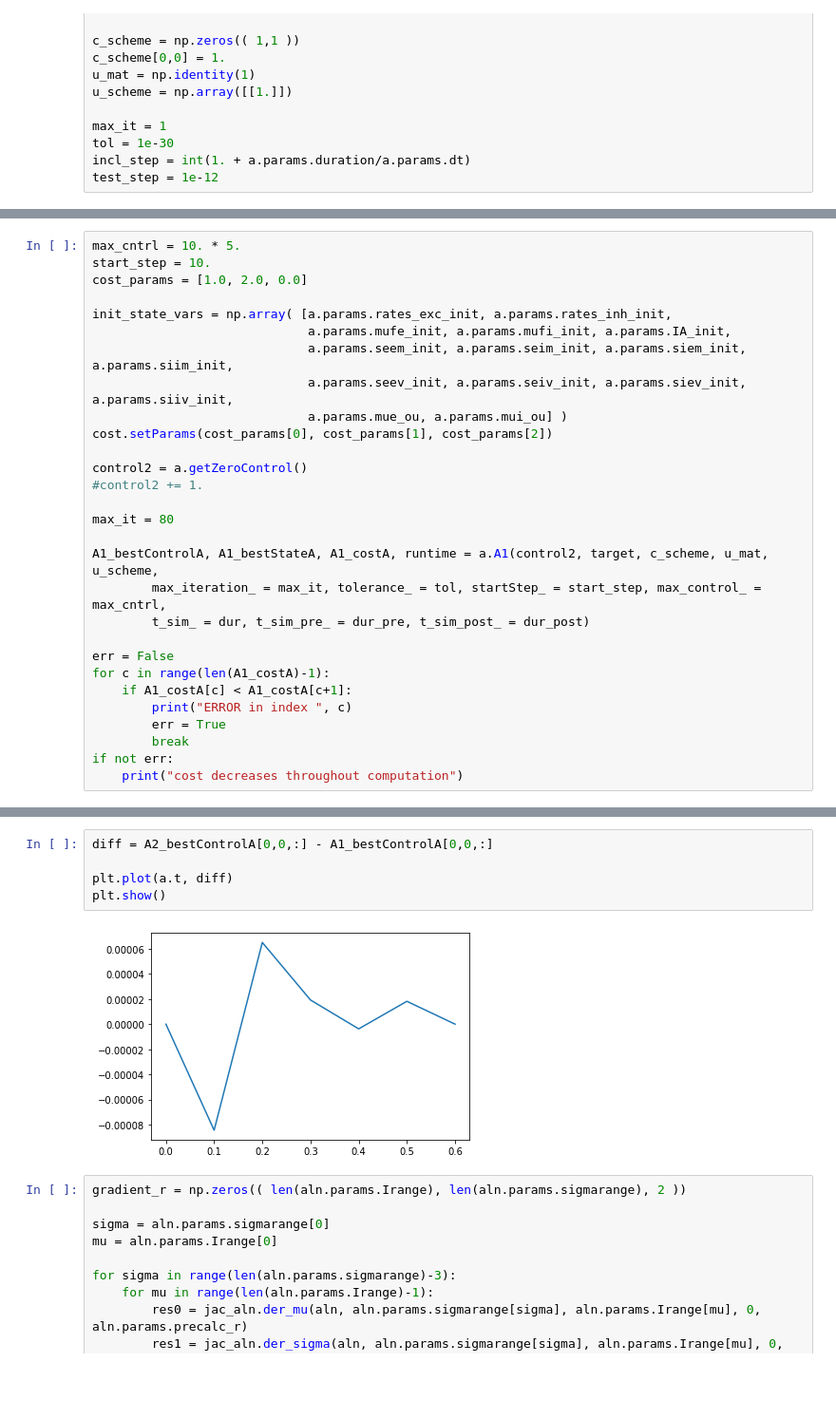
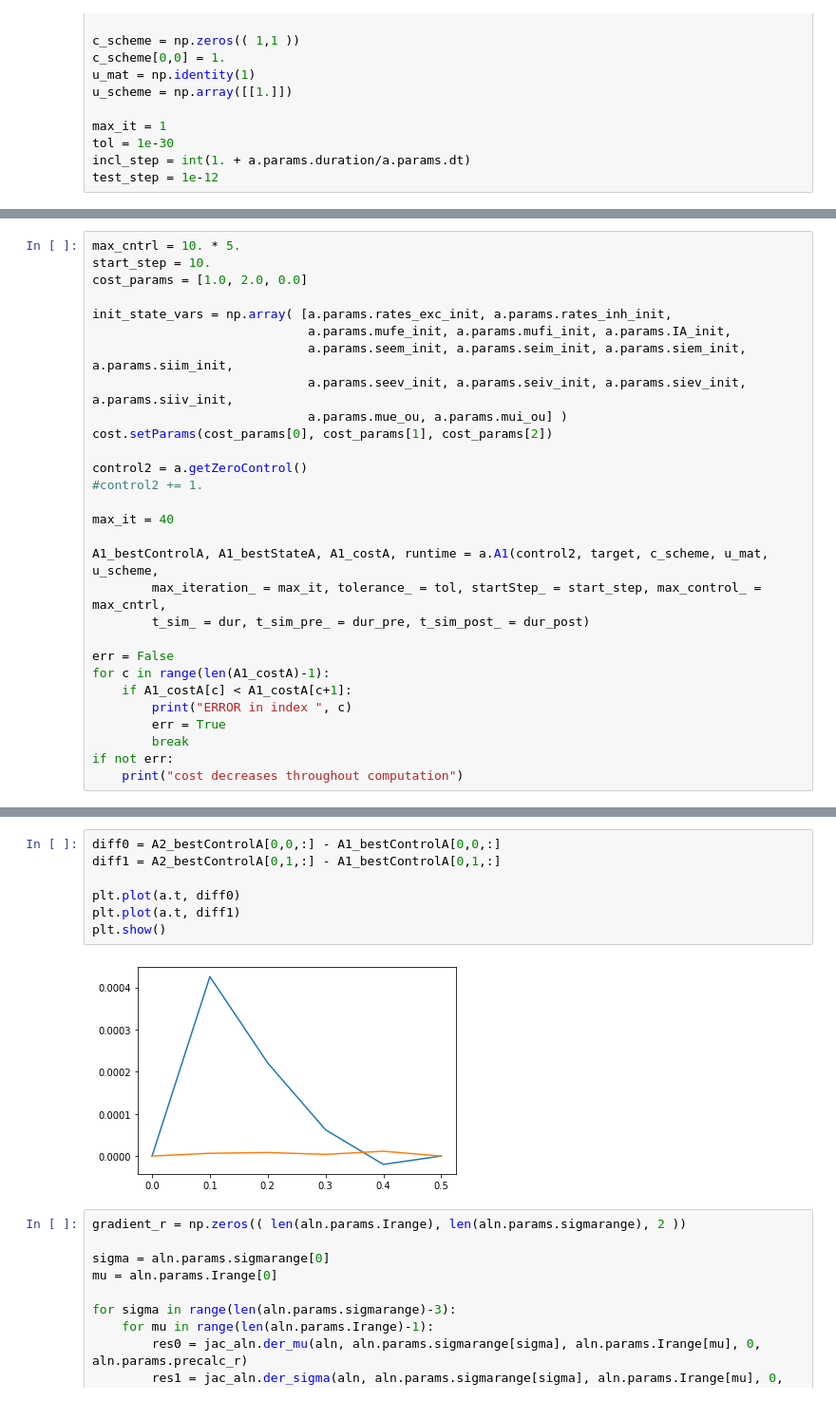
Before and after one commit to lenasal/neurolib, a Jupyter notebook: simp/aln-control.ipynb, the cells around one changed output, grey strips where cells are left out. Shown at 95% size. Cells and saved outputs as stored; diff of their text form.

```diff
--- a/simp/aln-control.ipynb
+++ b/simp/aln-control.ipynb
@@ -94,7 +112,7 @@ cost.setParams(cost_params[0], cost_params[1], cost_params[2])
 control2 = a.getZeroControl()
 #control2 += 1.
 
-max_it = 80
+max_it = 40
 
 A1_bestControlA, A1_bestStateA, A1_costA, runtime = a.A1(control2, target, c_scheme, u_mat, u_scheme,
         max_iteration_ = max_it, tolerance_ = tol, startStep_ = start_step, max_control_ = max_cntrl,
@@ -172,10 +189,12 @@ plotFunc.plot_control(a, A2_bestControlA, dur, dur_pre, dur_post, init_state_var
 # %%
-diff = A2_bestControlA[0,0,:] - A1_bestControlA[0,0,:]
+diff0 = A2_bestControlA[0,0,:] - A1_bestControlA[0,0,:]
+diff1 = A2_bestControlA[0,1,:] - A1_bestControlA[0,1,:]
 
-plt.plot(a.t, diff)
+plt.plot(a.t, diff0)
+plt.plot(a.t, diff1)
 plt.show()
 # %% [output]
-[figure, old version]
+[figure, new version]
 # %%
 gradient_r = np.zeros(( len(aln.params.Irange), len(aln.params.sigmarange), 2 ))
 
```
Also changed, not shown: parts of 5 cells of this notebook, 6 other files.
